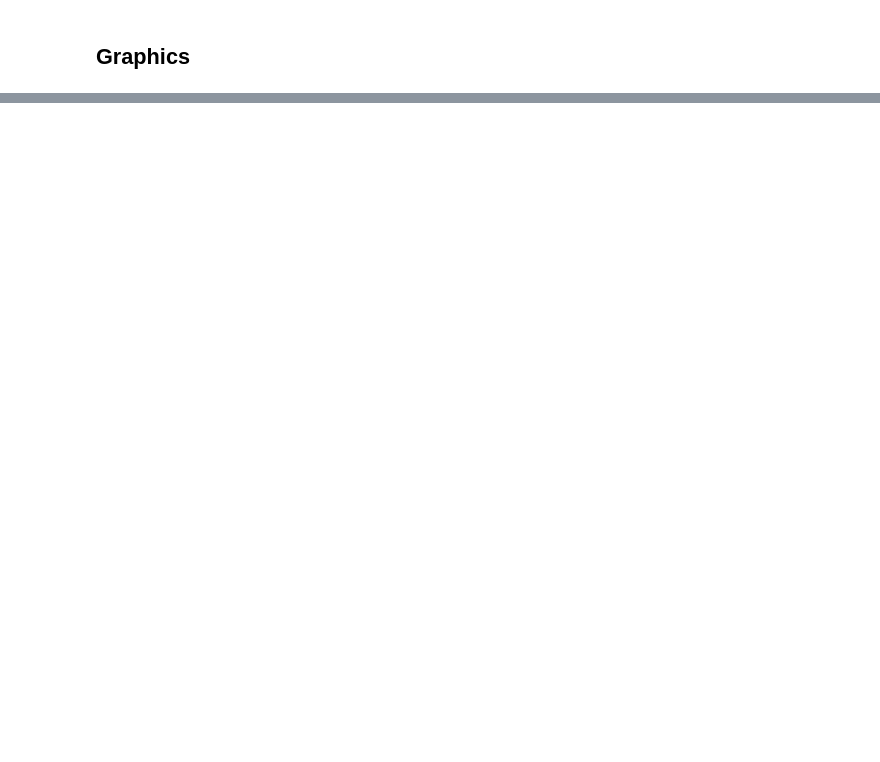
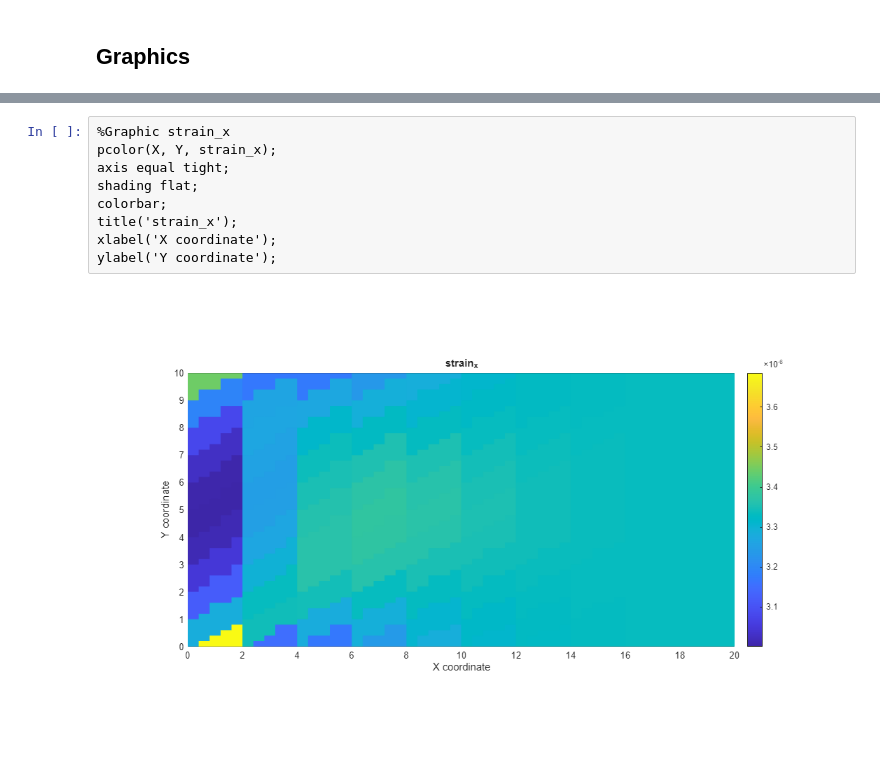
Before and after one commit to NICOLASQUINONES12/FEM-Plate-CST-Plane-Stress-MATLAB, a Jupyter notebook: Code jupyter.ipynb, the cells around one changed output, grey strips where cells are left out. Drawn from its saved outputs; the diff is of its cells as text; blank space fills up the shorter version.

```diff
--- a/Code jupyter.ipynb
+++ b/Code jupyter.ipynb
@@ -300,0 +426,11 @@ ylabel('Y coordinate');
+# %%
+%Graphic strain_x
+pcolor(X, Y, strain_x);
+axis equal tight;
+shading flat;
+colorbar;
+title('strain_x');
+xlabel('X coordinate');
+ylabel('Y coordinate');
+# %% [output]
+[figure, added]
```
Also changed, not shown: parts of 20 cells of this notebook, 8 other files.
